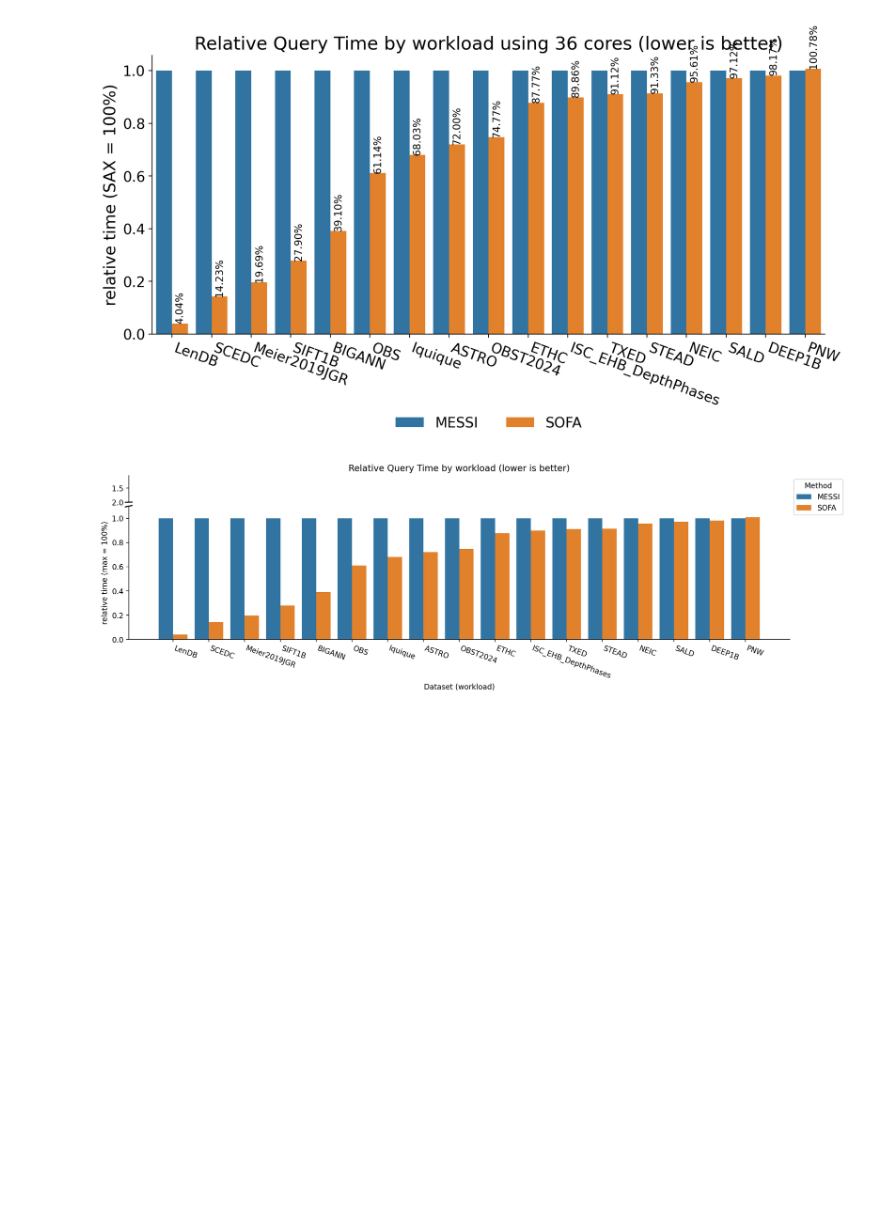
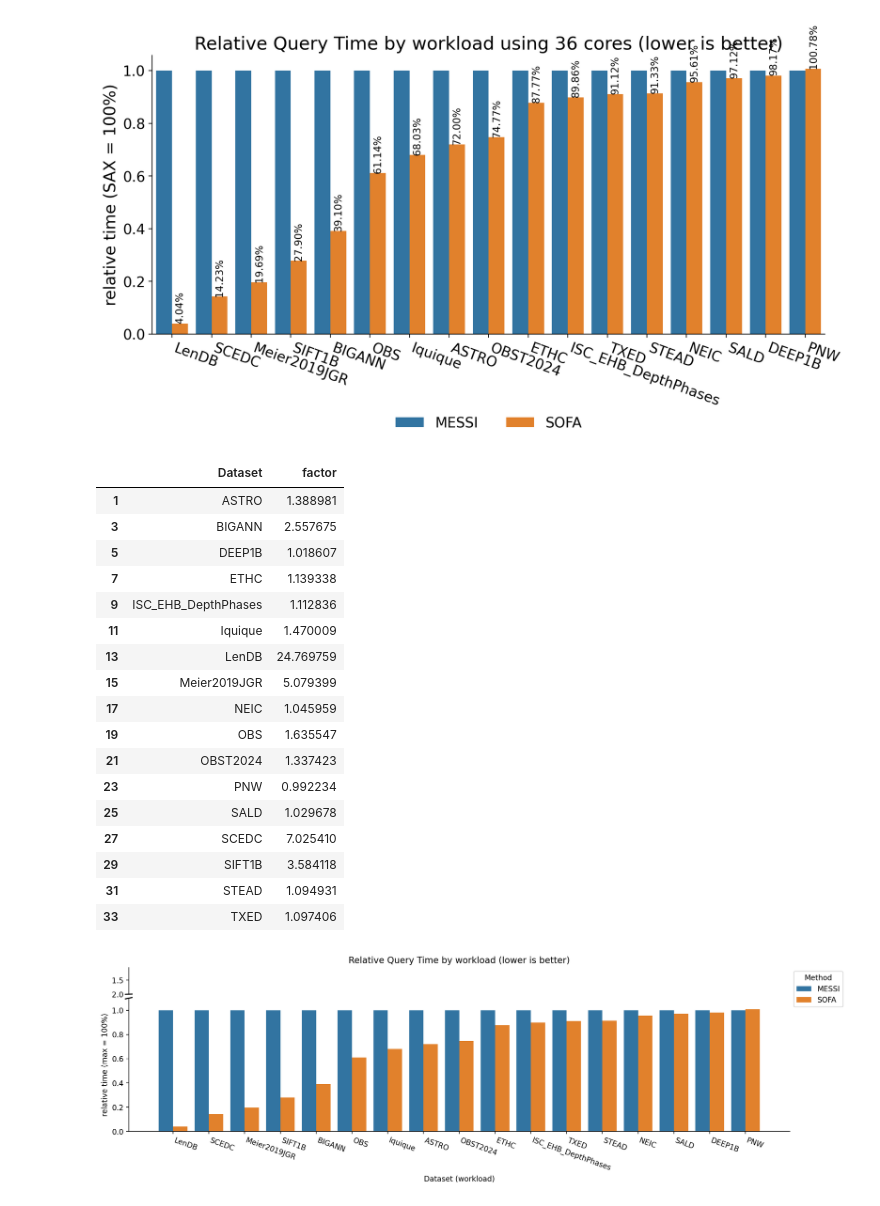
Before and after one commit to patrickzib/SOFA, a Jupyter notebook: notebooks/eval_all.ipynb, the cells around one changed output. Drawn from its saved outputs; the diff is of its cells as text; code cells hidden in the pictures; blank space fills up the shorter version.

```diff
--- a/notebooks/eval_all.ipynb
+++ b/notebooks/eval_all.ipynb
@@ -238,11 +238,33 @@ for CORES in ALL_CORES:
     plt.show()
 
 
-    # display(df_mean)
+    if CORES == 36:
+        display(df_mean[df_mean.Method=="SOFA"])
 # %% [output]
 [figure]
 [figure]
 [figure]
+# %%
+display(df_mean[df_mean.Method=="SOFA"][["Dataset", "factor"]])
+# %% [output]
+|  | Dataset | factor |
+| 1 | ASTRO | 1.388981 |
+| 3 | BIGANN | 2.557675 |
+| 5 | DEEP1B | 1.018607 |
+| 7 | ETHC | 1.139338 |
+| 9 | ISC_EHB_DepthPhases | 1.112836 |
+| 11 | Iquique | 1.470009 |
+| 13 | LenDB | 24.769759 |
+| 15 | Meier2019JGR | 5.079399 |
+| 17 | NEIC | 1.045959 |
+| 19 | OBS | 1.635547 |
+| 21 | OBST2024 | 1.337423 |
+| 23 | PNW | 0.992234 |
+| 25 | SALD | 1.029678 |
+| 27 | SCEDC | 7.025410 |
+| 29 | SIFT1B | 3.584118 |
+| 31 | STEAD | 1.094931 |
+| 33 | TXED | 1.097406 |
 # %%
 fig, (ax_top, ax_bottom) = plt.subplots(
     ncols=1, nrows=2, # sharex=True,
```
Also changed, not shown: parts of 1 cell of this notebook, 15 other files.
